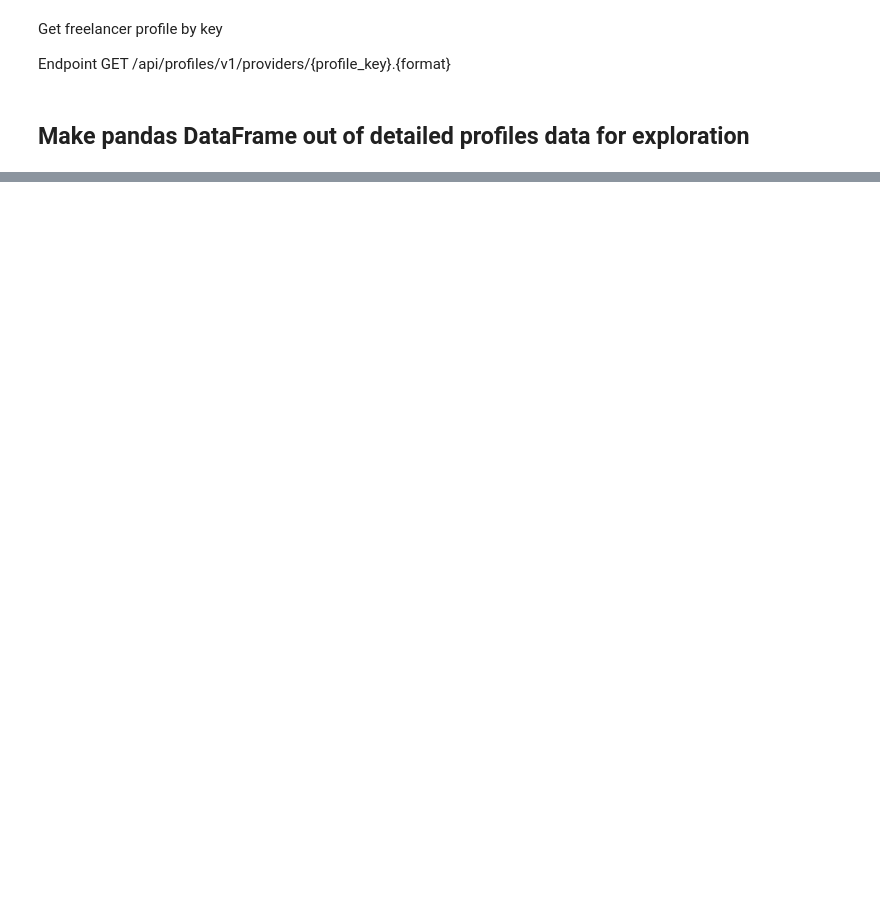
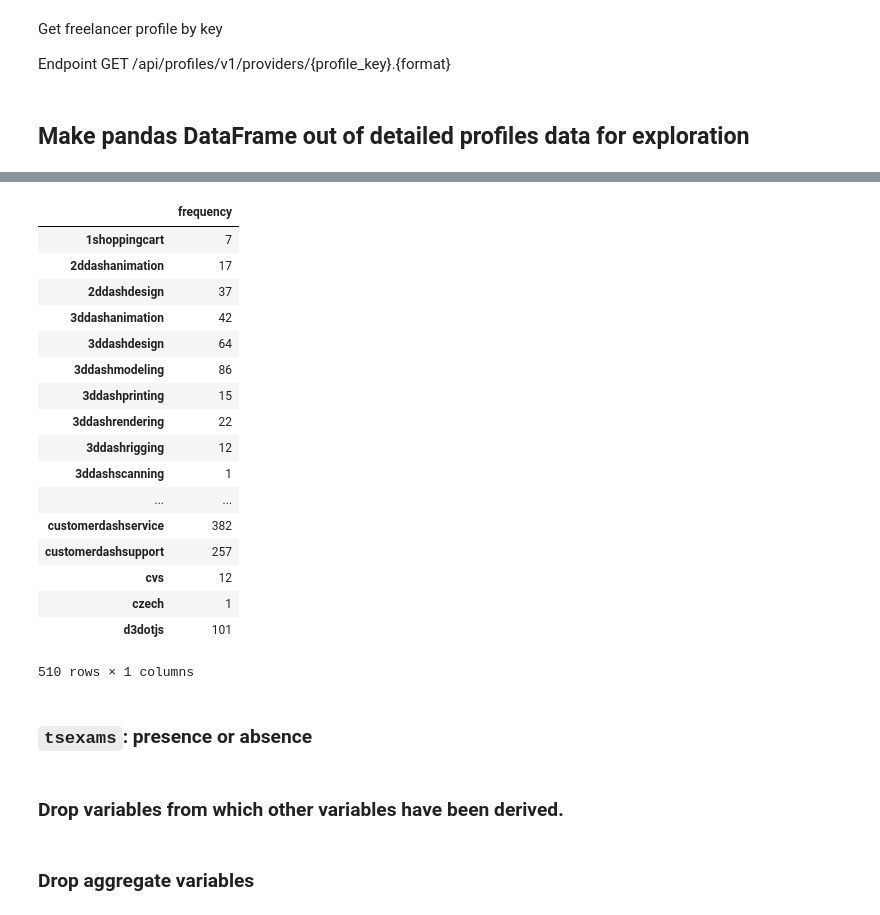
Before and after one commit to jerrystsai/project-upwork, a Jupyter notebook: code/eda/make_profiles_anly_set.ipynb, the cells around one changed output, grey strips where cells are left out. Drawn from its saved outputs; the diff is of its cells as text; code cells hidden in the pictures; blank space fills up the shorter version.

```diff
--- a/code/eda/make_profiles_anly_set.ipynb
+++ b/code/eda/make_profiles_anly_set.ipynb
@@ -274,0 +618,3 @@ for index, dict_item in enumerate(as_profiles_lod):
+# %%
+skills_content_df = pd.DataFrame(skills_content_list)
+skills_content_df.columns = ['dev_recno_ciphertext'] + key_list
@@ -274,0 +623,2 @@ for index, dict_item in enumerate(as_profiles_lod):
+# %%
+as_profiles_df['skills_string'] = skills_content_df['skills_string']
@@ -274,0 +648,29 @@ for index, dict_item in enumerate(as_profiles_lod):
+# %%
+skill_vectorizer = CountVectorizer()
+sv_sparse_matrix = skill_vectorizer.fit_transform(as_profiles_df['skills_string'])
+# %%
+frequencies = sum(sv_sparse_matrix).toarray()[0]
+check_work = pd.DataFrame(frequencies, index=skill_vectorizer.get_feature_names(), columns=['frequency'])
+# %%
+check_work.head(510)
+# %% [output]
+|  | frequency |
+| 1shoppingcart | 7 |
+| 2ddashanimation | 17 |
+| 2ddashdesign | 37 |
+| 3ddashanimation | 42 |
+| 3ddashdesign | 64 |
+| 3ddashmodeling | 86 |
+| 3ddashprinting | 15 |
+| 3ddashrendering | 22 |
+| 3ddashrigging | 12 |
+| 3ddashscanning | 1 |
+| ... | ... |
+| customerdashservice | 382 |
+| customerdashsupport | 257 |
+| cvs | 12 |
+| czech | 1 |
+| d3dotjs | 101 |
+510 rows × 1 columns
+# %% [markdown]
+### `tsexams`: presence or absence
@@ -274,0 +680,2 @@ for index, dict_item in enumerate(as_profiles_lod):
+# %% [markdown]
+### Drop variables from which other variables have been derived.
@@ -274,0 +686,2 @@ for index, dict_item in enumerate(as_profiles_lod):
+# %% [markdown]
+### Drop aggregate variables
```
Also changed, not shown: parts of 119 cells of this notebook, 5 other files.
